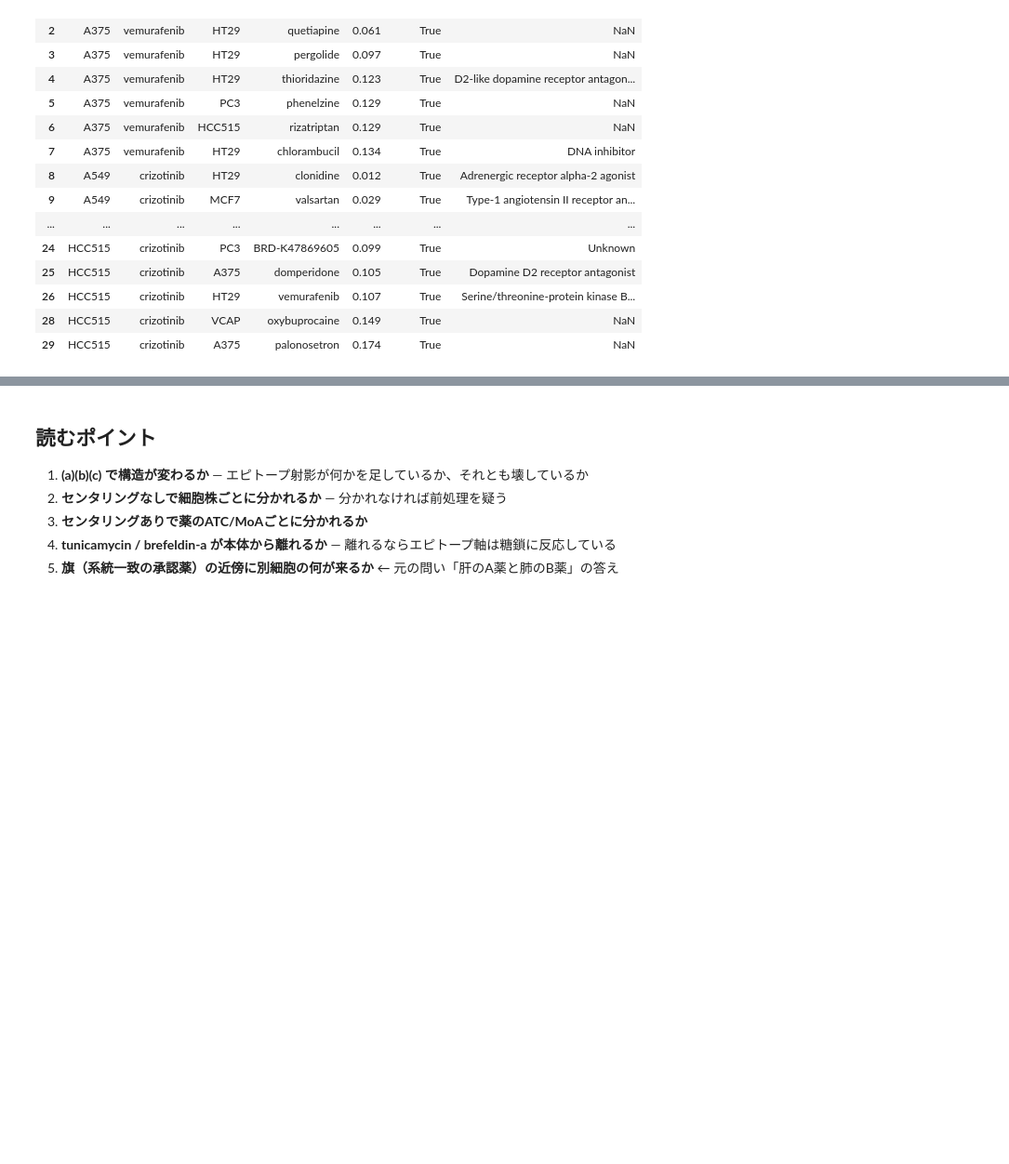
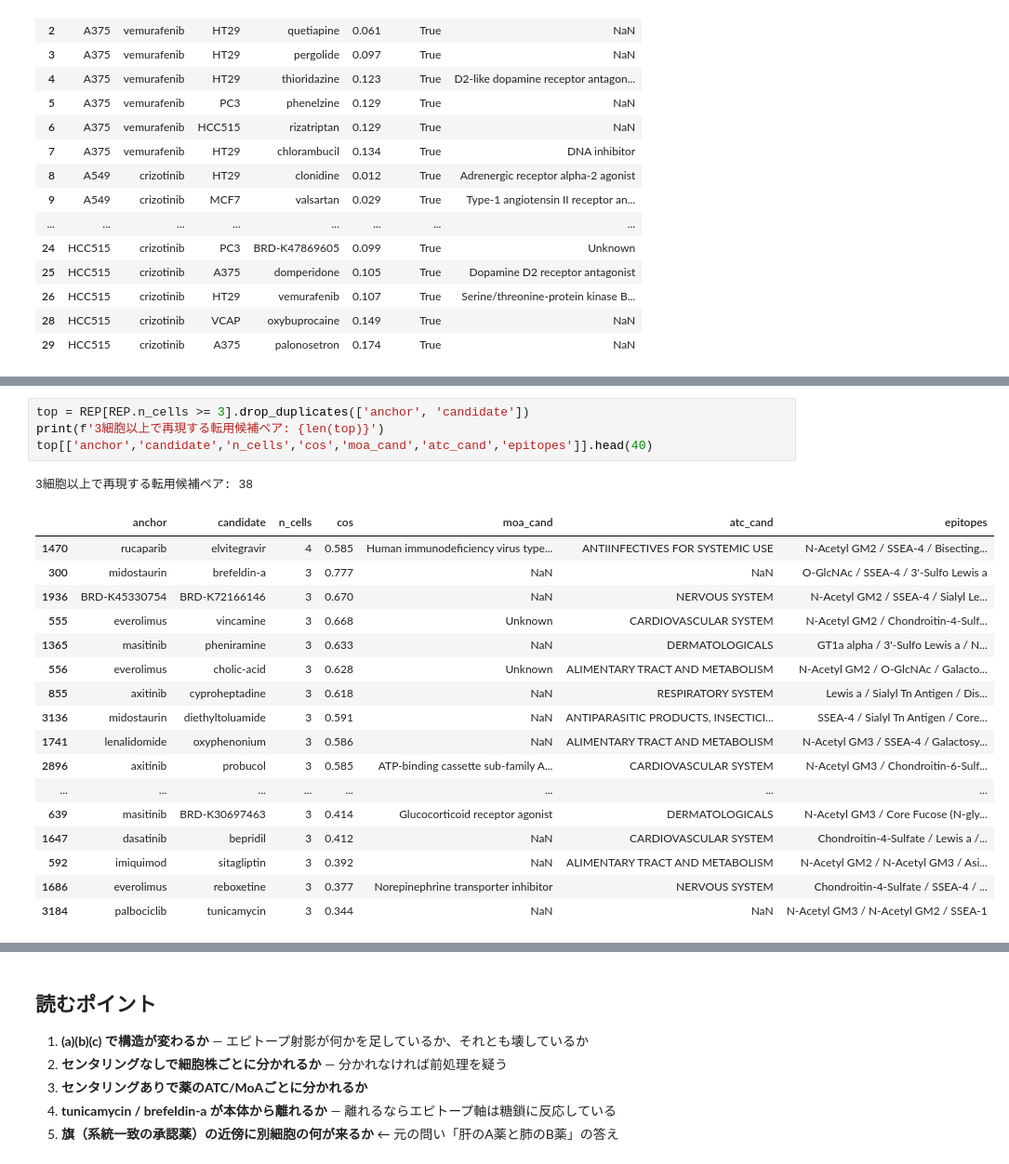
Before and after one commit to dogTK/glyco_epitope_3rd_paper, a Jupyter notebook: notebooks/analytics/02_epitope_signature_umap.ipynb, the cells around one changed output, grey strips where cells are left out. Shown at 93% size. Drawn from its saved outputs; the diff is of its cells as text; blank space fills up the shorter version.

```diff
--- a/notebooks/analytics/02_epitope_signature_umap.ipynb
+++ b/notebooks/analytics/02_epitope_signature_umap.ipynb
@@ -301,0 +446,23 @@ nb[nb.cross_cell].head(25)
+# %%
+top = REP[REP.n_cells >= 3].drop_duplicates(['anchor', 'candidate'])
+print(f'3細胞以上で再現する転用候補ペア: {len(top)}')
+top[['anchor','candidate','n_cells','cos','moa_cand','atc_cand','epitopes']].head(40)
+# %% [output]
+3細胞以上で再現する転用候補ペア: 38
+|  | anchor | candidate | n_cells | cos | moa_cand | atc_cand | epitopes |
+| 1470 | rucaparib | elvitegravir | 4 | 0.585 | Human immunodeficiency virus type... | ANTIINFECTIVES FOR SYSTEMIC USE | N-Acetyl GM2 / SSEA-4 / Bisecting... |
+| 300 | midostaurin | brefeldin-a | 3 | 0.777 | NaN | NaN | O-GlcNAc / SSEA-4 / 3'-Sulfo Lewis a |
+| 1936 | BRD-K45330754 | BRD-K72166146 | 3 | 0.670 | NaN | NERVOUS SYSTEM | N-Acetyl GM2 / SSEA-4 / Sialyl Le... |
+| 555 | everolimus | vincamine | 3 | 0.668 | Unknown | CARDIOVASCULAR SYSTEM | N-Acetyl GM2 / Chondroitin-4-Sulf... |
+| 1365 | masitinib | pheniramine | 3 | 0.633 | NaN | DERMATOLOGICALS | GT1a alpha / 3'-Sulfo Lewis a / N... |
+| 556 | everolimus | cholic-acid | 3 | 0.628 | Unknown | ALIMENTARY TRACT AND METABOLISM | N-Acetyl GM2 / O-GlcNAc / Galacto... |
+| 855 | axitinib | cyproheptadine | 3 | 0.618 | NaN | RESPIRATORY SYSTEM | Lewis a / Sialyl Tn Antigen / Dis... |
+| 3136 | midostaurin | diethyltoluamide | 3 | 0.591 | NaN | ANTIPARASITIC PRODUCTS, INSECTICI... | SSEA-4 / Sialyl Tn Antigen / Core... |
+| 1741 | lenalidomide | oxyphenonium | 3 | 0.586 | NaN | ALIMENTARY TRACT AND METABOLISM | N-Acetyl GM3 / SSEA-4 / Galactosy... |
+| 2896 | axitinib | probucol | 3 | 0.585 | ATP-binding cassette sub-family A... | CARDIOVASCULAR SYSTEM | N-Acetyl GM3 / Chondroitin-6-Sulf... |
+| ... | ... | ... | ... | ... | ... | ... | ... |
+| 639 | masitinib | BRD-K30697463 | 3 | 0.414 | Glucocorticoid receptor agonist | DERMATOLOGICALS | N-Acetyl GM3 / Core Fucose (N-gly... |
+| 1647 | dasatinib | bepridil | 3 | 0.412 | NaN | CARDIOVASCULAR SYSTEM | Chondroitin-4-Sulfate / Lewis a /... |
+| 592 | imiquimod | sitagliptin | 3 | 0.392 | NaN | ALIMENTARY TRACT AND METABOLISM | N-Acetyl GM2 / N-Acetyl GM3 / Asi... |
+| 1686 | everolimus | reboxetine | 3 | 0.377 | Norepinephrine transporter inhibitor | NERVOUS SYSTEM | Chondroitin-4-Sulfate / SSEA-4 / ... |
+| 3184 | palbociclib | tunicamycin | 3 | 0.344 | NaN | NaN | N-Acetyl GM3 / N-Acetyl GM2 / SSEA-1 |
```
Also changed, not shown: parts of 10 cells of this notebook, 2 other files.
